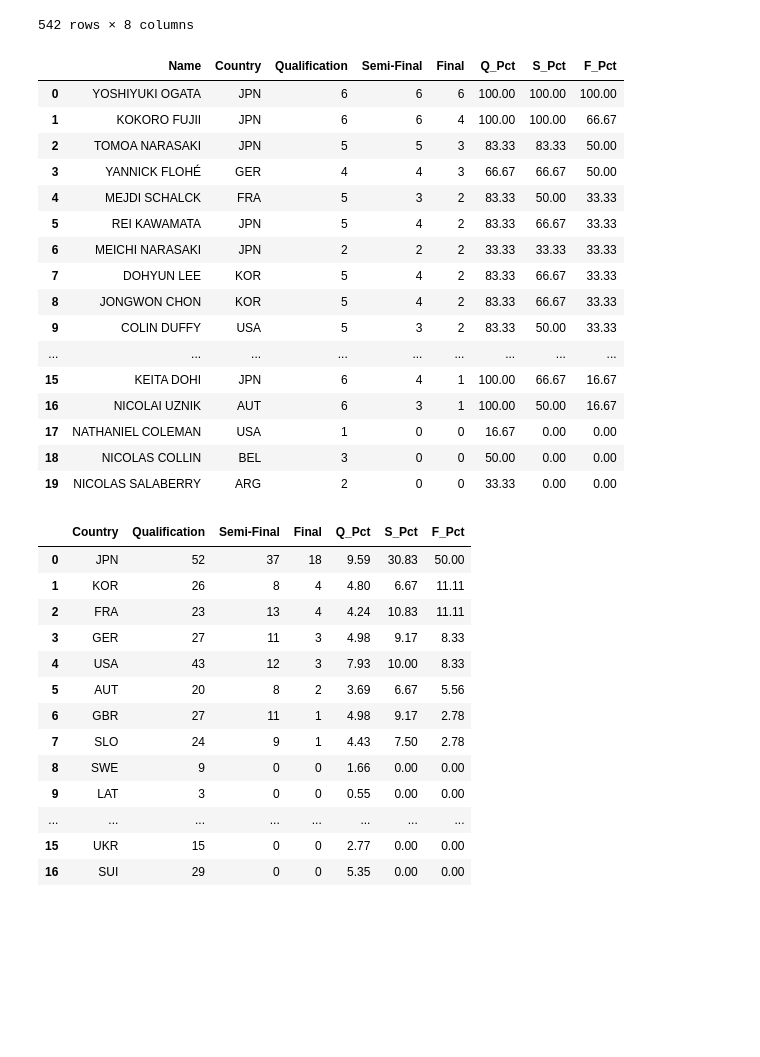
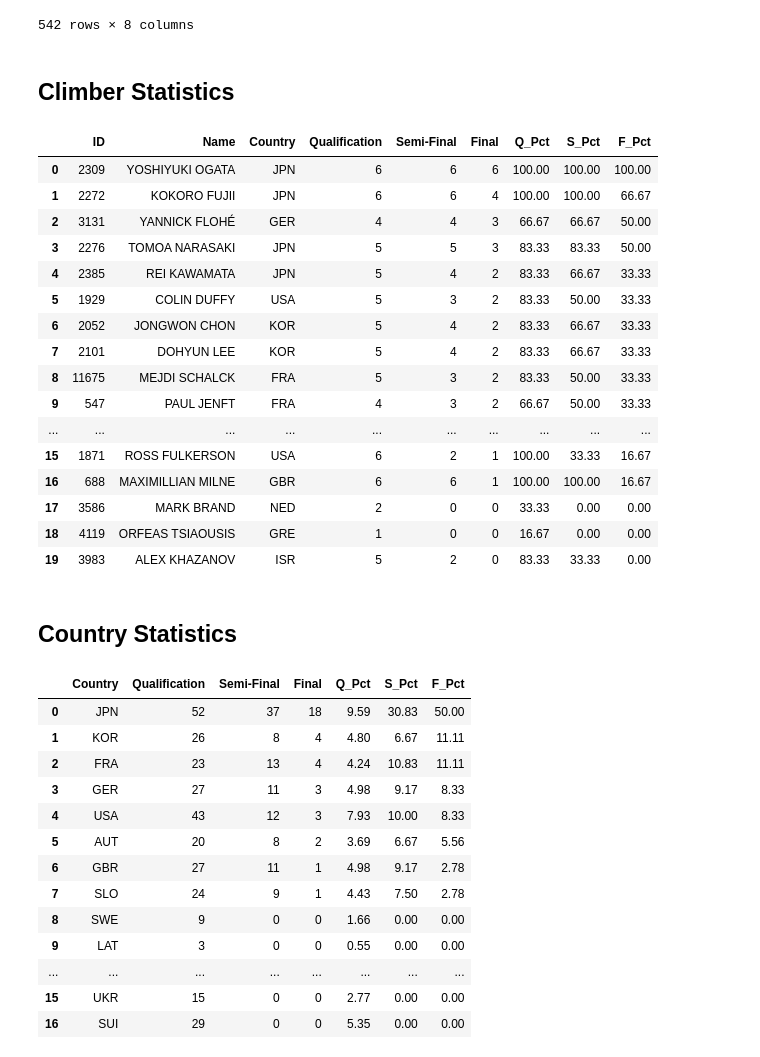
Before and after one commit to noah-kg/scraping-IFSC-website-via-selenium, a Jupyter notebook: IFSC Scraper.ipynb, the cells around one changed output. Cells and saved outputs as stored; diff of their text form; code cells hidden in the pictures; blank space fills up the shorter version.

Commit message:
added some basic analysis by creating dataframes for each unique climber & ID, as well as some basic analysis on countries appearances in different rounds

```diff
--- a/IFSC Scraper.ipynb
+++ b/IFSC Scraper.ipynb
@@ -571,43 +571,46 @@ df
 # Gets number of time Tomoa appeared for each round
 # df.groupby(df['Name']).get_group('TOMOA NARASAKI').count()['Semi-Final']
 # df.groupby(df['Name']).get_group('TOMOA NARASAKI').count()['Final']
-# %%
-# Create a new dataframe
-comp_appearances = pd.DataFrame()
-comp_appearances['Name'] = df['Name'].unique()
-
-# Counts number of appearances per round per climber
-qual_all = df.groupby(['Name', 'Country'])['Qualification'].count()
-semi_app = df.groupby(['Name'])['Semi-Final'].count()
-final_app = df.groupby(['Name'])['Final'].count()
-
-# Merges the above with our previous dataframe
-comp_appearances = pd.merge(pd.merge(qual_all, semi_app , left_on='Name', right_index=True), final_app, left_on='Name', right_index=True)
-
-# Calculates percentages of appearances vs total events
-comp_appearances = comp_appearances.sort_values('Final', ascending=False).reset_index()
-comp_appearances['Q_Pct'] = round((comp_appearances['Qualification'] / len(all_files)) * 100, 2)
-comp_appearances['S_Pct'] = round((comp_appearances['Semi-Final'] / len(all_files)) * 100, 2)
-comp_appearances['F_Pct'] = round((comp_appearances['Final'] / len(all_files)) * 100, 2)
-comp_appearances.head(20)
-# %% [output]
-|  | Name | Country | Qualification | Semi-Final | Final | Q_Pct | S_Pct | F_Pct |
-| 0 | YOSHIYUKI OGATA | JPN | 6 | 6 | 6 | 100.00 | 100.00 | 100.00 |
-| 1 | KOKORO FUJII | JPN | 6 | 6 | 4 | 100.00 | 100.00 | 66.67 |
-| 2 | TOMOA NARASAKI | JPN | 5 | 5 | 3 | 83.33 | 83.33 | 50.00 |
-| 3 | YANNICK FLOHÉ | GER | 4 | 4 | 3 | 66.67 | 66.67 | 50.00 |
-| 4 | MEJDI SCHALCK | FRA | 5 | 3 | 2 | 83.33 | 50.00 | 33.33 |
-| 5 | REI KAWAMATA | JPN | 5 | 4 | 2 | 83.33 | 66.67 | 33.33 |
-| 6 | MEICHI NARASAKI | JPN | 2 | 2 | 2 | 33.33 | 33.33 | 33.33 |
-| 7 | DOHYUN LEE | KOR | 5 | 4 | 2 | 83.33 | 66.67 | 33.33 |
-| 8 | JONGWON CHON | KOR | 5 | 4 | 2 | 83.33 | 66.67 | 33.33 |
-| 9 | COLIN DUFFY | USA | 5 | 3 | 2 | 83.33 | 50.00 | 33.33 |
-| ... | ... | ... | ... | ... | ... | ... | ... | ... |
-| 15 | KEITA DOHI | JPN | 6 | 4 | 1 | 100.00 | 66.67 | 16.67 |
-| 16 | NICOLAI UZNIK | AUT | 6 | 3 | 1 | 100.00 | 50.00 | 16.67 |
-| 17 | NATHANIEL COLEMAN | USA | 1 | 0 | 0 | 16.67 | 0.00 | 0.00 |
-| 18 | NICOLAS COLLIN | BEL | 3 | 0 | 0 | 50.00 | 0.00 | 0.00 |
-| 19 | NICOLAS SALABERRY | ARG | 2 | 0 | 0 | 33.33 | 0.00 | 0.00 |
+# %% [markdown]
+## Climber Statistics
+# %%
+# Create a new dataframe with athlete's name and ID
+comp_appearances = df.drop_duplicates(subset=['Name', 'ID'])[['ID', 'Name']]
+
+# Counts number of appearances per round per climber
+qual_all = df.groupby(['ID', 'Name', 'Country'])['Qualification'].count()
+semi_app = df.groupby(['ID', 'Name'])['Semi-Final'].count()
+final_app = df.groupby(['ID', 'Name'])['Final'].count()
+
+# Merges the above with our previous dataframe
+comp_appearances = pd.merge(pd.merge(qual_all, semi_app , left_on=['ID', 'Name'], right_index=True), final_app, left_on=['ID', 'Name'], right_index=True)
+
+# Calculates percentages of appearances vs total events
+comp_appearances = comp_appearances.sort_values('Final', ascending=False).reset_index()
+comp_appearances['Q_Pct'] = round((comp_appearances['Qualification'] / len(all_files)) * 100, 2)
+comp_appearances['S_Pct'] = round((comp_appearances['Semi-Final'] / len(all_files)) * 100, 2)
+comp_appearances['F_Pct'] = round((comp_appearances['Final'] / len(all_files)) * 100, 2)
+comp_appearances.head(20)
+# %% [output]
+|  | ID | Name | Country | Qualification | Semi-Final | Final | Q_Pct | S_Pct | F_Pct |
+| 0 | 2309 | YOSHIYUKI OGATA | JPN | 6 | 6 | 6 | 100.00 | 100.00 | 100.00 |
+| 1 | 2272 | KOKORO FUJII | JPN | 6 | 6 | 4 | 100.00 | 100.00 | 66.67 |
+| 2 | 3131 | YANNICK FLOHÉ | GER | 4 | 4 | 3 | 66.67 | 66.67 | 50.00 |
+| 3 | 2276 | TOMOA NARASAKI | JPN | 5 | 5 | 3 | 83.33 | 83.33 | 50.00 |
+| 4 | 2385 | REI KAWAMATA | JPN | 5 | 4 | 2 | 83.33 | 66.67 | 33.33 |
+| 5 | 1929 | COLIN DUFFY | USA | 5 | 3 | 2 | 83.33 | 50.00 | 33.33 |
+| 6 | 2052 | JONGWON CHON | KOR | 5 | 4 | 2 | 83.33 | 66.67 | 33.33 |
+| 7 | 2101 | DOHYUN LEE | KOR | 5 | 4 | 2 | 83.33 | 66.67 | 33.33 |
+| 8 | 11675 | MEJDI SCHALCK | FRA | 5 | 3 | 2 | 83.33 | 50.00 | 33.33 |
+| 9 | 547 | PAUL JENFT | FRA | 4 | 3 | 2 | 66.67 | 50.00 | 33.33 |
+| ... | ... | ... | ... | ... | ... | ... | ... | ... | ... |
+| 15 | 1871 | ROSS FULKERSON | USA | 6 | 2 | 1 | 100.00 | 33.33 | 16.67 |
+| 16 | 688 | MAXIMILLIAN MILNE | GBR | 6 | 6 | 1 | 100.00 | 100.00 | 16.67 |
+| 17 | 3586 | MARK BRAND | NED | 2 | 0 | 0 | 33.33 | 0.00 | 0.00 |
+| 18 | 4119 | ORFEAS TSIAOUSIS | GRE | 1 | 0 | 0 | 16.67 | 0.00 | 0.00 |
+| 19 | 3983 | ALEX KHAZANOV | ISR | 5 | 2 | 0 | 83.33 | 33.33 | 0.00 |
+# %% [markdown]
+## Country Statistics
 # %%
 country_appearances = pd.DataFrame()
 country_appearances['Country'] = comp_appearances['Country'].unique()
```
Also changed, not shown: parts of 1 cell of this notebook.
